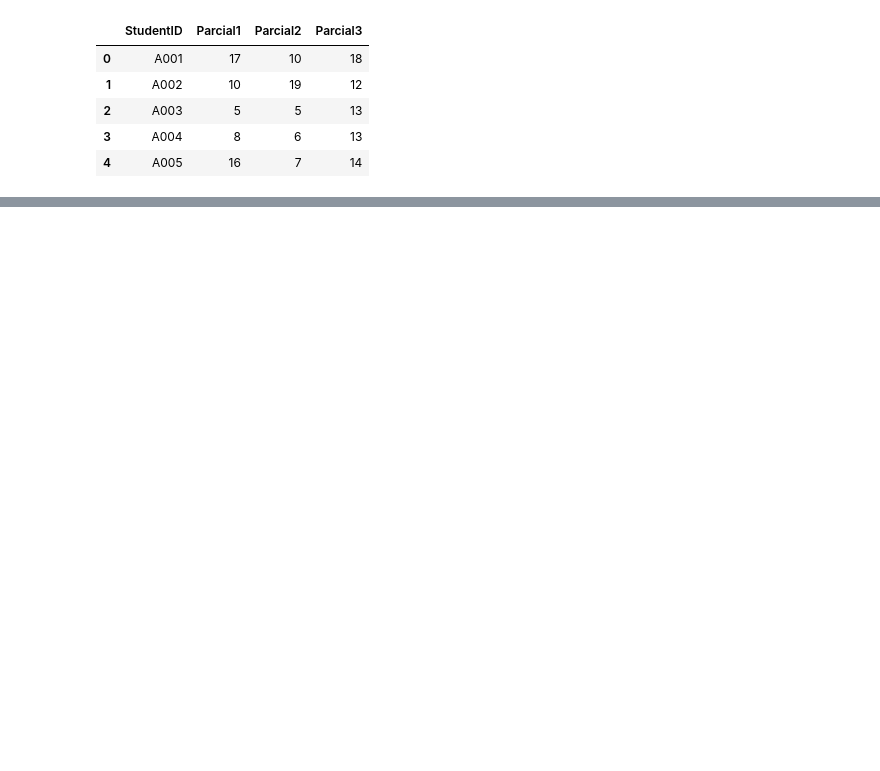
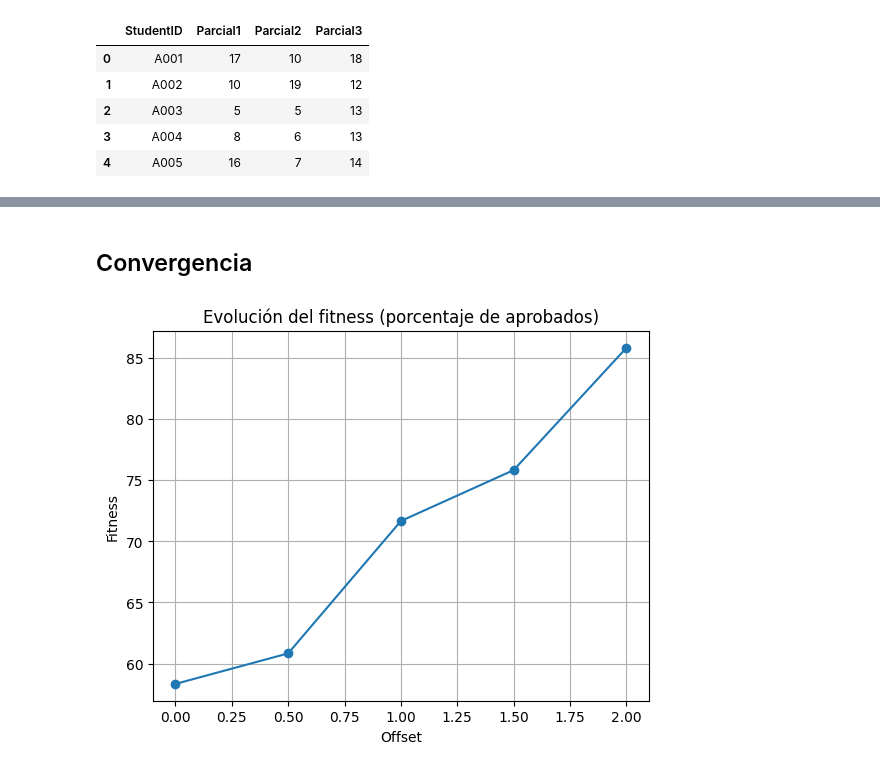
Before and after one commit to josevasquezramos/algoritmosevolutivos, a Jupyter notebook: Laboratorio 04/1. Curva de notas de parciales.ipynb, the cells around one changed output, grey strips where cells are left out. Saved outputs shown, nothing was run; the diff lists cells and outputs as text; code cells hidden in the pictures; blank space fills up the shorter version.

```diff
--- a/Laboratorio 04/1. Curva de notas de parciales.ipynb
+++ b/Laboratorio 04/1. Curva de notas de parciales.ipynb
@@ -77,0 +129,12 @@ Porcentaje de aprobados: 85.83%
+# %% [markdown]
+## Convergencia
+# %%
+offsets, scores = zip(*historia)
+plt.plot(offsets, scores, marker='o')
+plt.title("Evolución del fitness (porcentaje de aprobados)")
+plt.xlabel("Offset")
+plt.ylabel("Fitness")
+plt.grid(True)
+plt.show()
+# %% [output]
+[figure, added]
```
Also changed, not shown: parts of 22 cells of this notebook, 3 other files.
